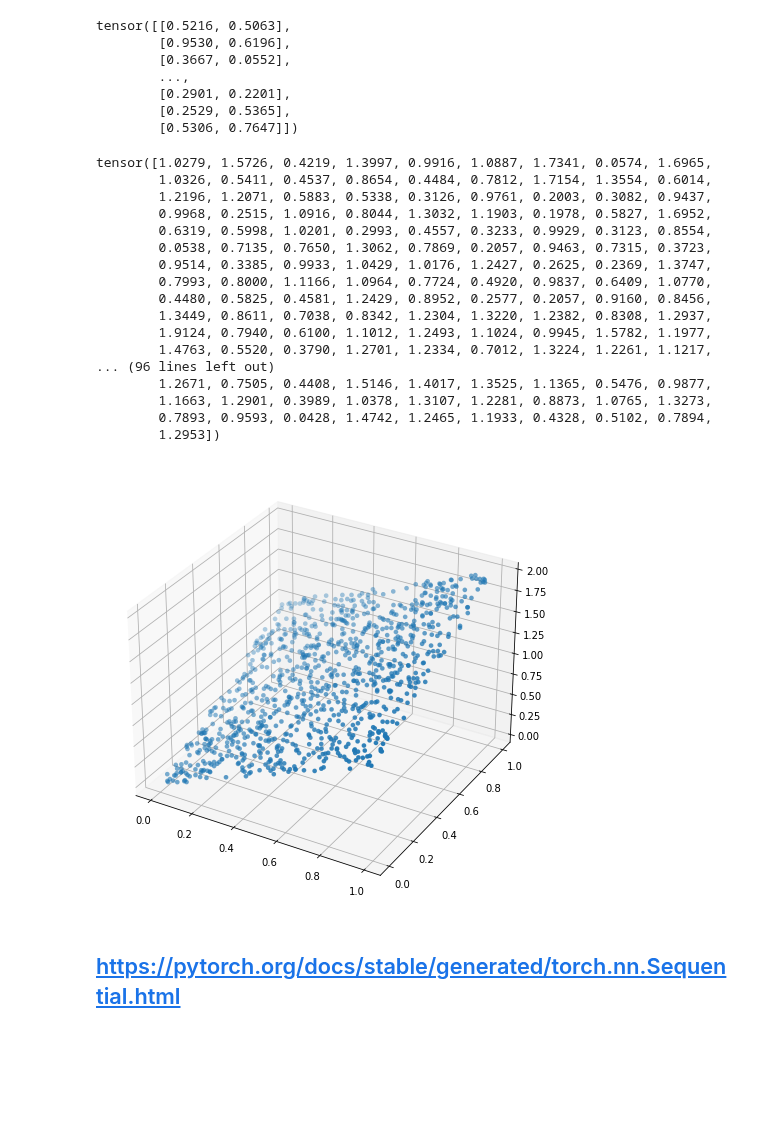
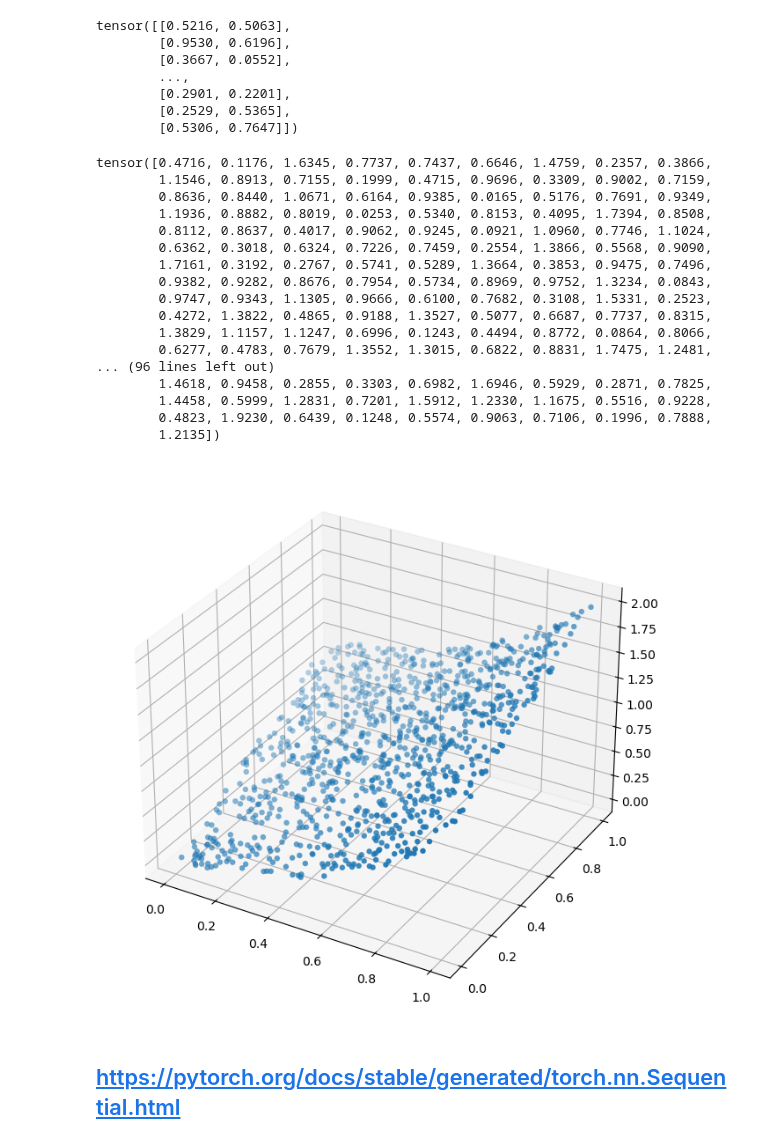
Before and after one commit to studio-fluffy/angewandte_mathematik, a Jupyter notebook: code/Gradientenabstieg.ipynb, the cells around one changed output. Drawn from its saved outputs; the diff is of its cells as text; code cells hidden in the pictures; blank space fills up the shorter version.

```diff
--- a/code/Gradientenabstieg.ipynb
+++ b/code/Gradientenabstieg.ipynb
@@ -24,7 +24,7 @@ tensor([[0.5216, 0.5063],
 # %%
 # Definiere Funktion f, welche aus Eingabewerten eine eindimensionale Ausgabe erzeugt.
 def f(x):
-    val = x[:,0]  + x[:,1]
+    val = x[:,0]*x[:,0]  + x[:,1]
     return val
 # %%
 y = f(x)
@@ -32,33 +32,33 @@ y = f(x)
 # %%
 y
 # %% [output]
-tensor([1.0279, 1.5726, 0.4219, 1.3997, 0.9916, 1.0887, 1.7341, 0.0574, 1.6965,
-        1.0326, 0.5411, 0.4537, 0.8654, 0.4484, 0.7812, 1.7154, 1.3554, 0.6014,
-        1.2196, 1.2071, 0.5883, 0.5338, 0.3126, 0.9761, 0.2003, 0.3082, 0.9437,
-        0.9968, 0.2515, 1.0916, 0.8044, 1.3032, 1.1903, 0.1978, 0.5827, 1.6952,
-        0.6319, 0.5998, 1.0201, 0.2993, 0.4557, 0.3233, 0.9929, 0.3123, 0.8554,
-        0.0538, 0.7135, 0.7650, 1.3062, 0.7869, 0.2057, 0.9463, 0.7315, 0.3723,
-        0.9514, 0.3385, 0.9933, 1.0429, 1.0176, 1.2427, 0.2625, 0.2369, 1.3747,
-        0.7993, 0.8000, 1.1166, 1.0964, 0.7724, 0.4920, 0.9837, 0.6409, 1.0770,
-        0.4480, 0.5825, 0.4581, 1.2429, 0.8952, 0.2577, 0.2057, 0.9160, 0.8456,
-        1.3449, 0.8611, 0.7038, 0.8342, 1.2304, 1.3220, 1.2382, 0.8308, 1.2937,
-        1.9124, 0.7940, 0.6100, 1.1012, 1.2493, 1.1024, 0.9945, 1.5782, 1.1977,
-        1.4763, 0.5520, 0.3790, 1.2701, 1.2334, 0.7012, 1.3224, 1.2261, 1.1217,
+tensor([0.4716, 0.1176, 1.6345, 0.7737, 0.7437, 0.6646, 1.4759, 0.2357, 0.3866,
+        1.1546, 0.8913, 0.7155, 0.1999, 0.4715, 0.9696, 0.3309, 0.9002, 0.7159,
+        0.8636, 0.8440, 1.0671, 0.6164, 0.9385, 0.0165, 0.5176, 0.7691, 0.9349,
+        1.1936, 0.8882, 0.8019, 0.0253, 0.5340, 0.8153, 0.4095, 1.7394, 0.8508,
+        0.8112, 0.8637, 0.4017, 0.9062, 0.9245, 0.0921, 1.0960, 0.7746, 1.1024,
+        0.6362, 0.3018, 0.6324, 0.7226, 0.7459, 0.2554, 1.3866, 0.5568, 0.9090,
+        1.7161, 0.3192, 0.2767, 0.5741, 0.5289, 1.3664, 0.3853, 0.9475, 0.7496,
+        0.9382, 0.9282, 0.8676, 0.7954, 0.5734, 0.8969, 0.9752, 1.3234, 0.0843,
+        0.9747, 0.9343, 1.1305, 0.9666, 0.6100, 0.7682, 0.3108, 1.5331, 0.2523,
+        0.4272, 1.3822, 0.4865, 0.9188, 1.3527, 0.5077, 0.6687, 0.7737, 0.8315,
+        1.3829, 1.1157, 1.1247, 0.6996, 0.1243, 0.4494, 0.8772, 0.0864, 0.8066,
+        0.6277, 0.4783, 0.7679, 1.3552, 1.3015, 0.6822, 0.8831, 1.7475, 1.2481,
 ... (96 lines left out)
-        1.2671, 0.7505, 0.4408, 1.5146, 1.4017, 1.3525, 1.1365, 0.5476, 0.9877,
-        1.1663, 1.2901, 0.3989, 1.0378, 1.3107, 1.2281, 0.8873, 1.0765, 1.3273,
-        0.7893, 0.9593, 0.0428, 1.4742, 1.2465, 1.1933, 0.4328, 0.5102, 0.7894,
-        1.2953])
+        1.4618, 0.9458, 0.2855, 0.3303, 0.6982, 1.6946, 0.5929, 0.2871, 0.7825,
+        1.4458, 0.5999, 1.2831, 0.7201, 1.5912, 1.2330, 1.1675, 0.5516, 0.9228,
+        0.4823, 1.9230, 0.6439, 0.1248, 0.5574, 0.9063, 0.7106, 0.1996, 0.7888,
+        1.2135])
 # %%
 fig = plt.figure()
 fig.set_size_inches(12, 8)
-ax = fig.gca(projection='3d')
+ax = fig.add_subplot(111, projection='3d')
 
 ax.scatter(x[:,0].tolist(), x[:,1].tolist(),y.tolist(), linewidth=0.1, antialiased=True)
 
 plt.show()
 # %% [output]
-[figure, old version]
+[figure, new version]
 # %% [markdown]
 ## https://pytorch.org/docs/stable/generated/torch.nn.Sequential.html
 # %%
```
Also changed, not shown: parts of 2 cells of this notebook, 41 other files.
